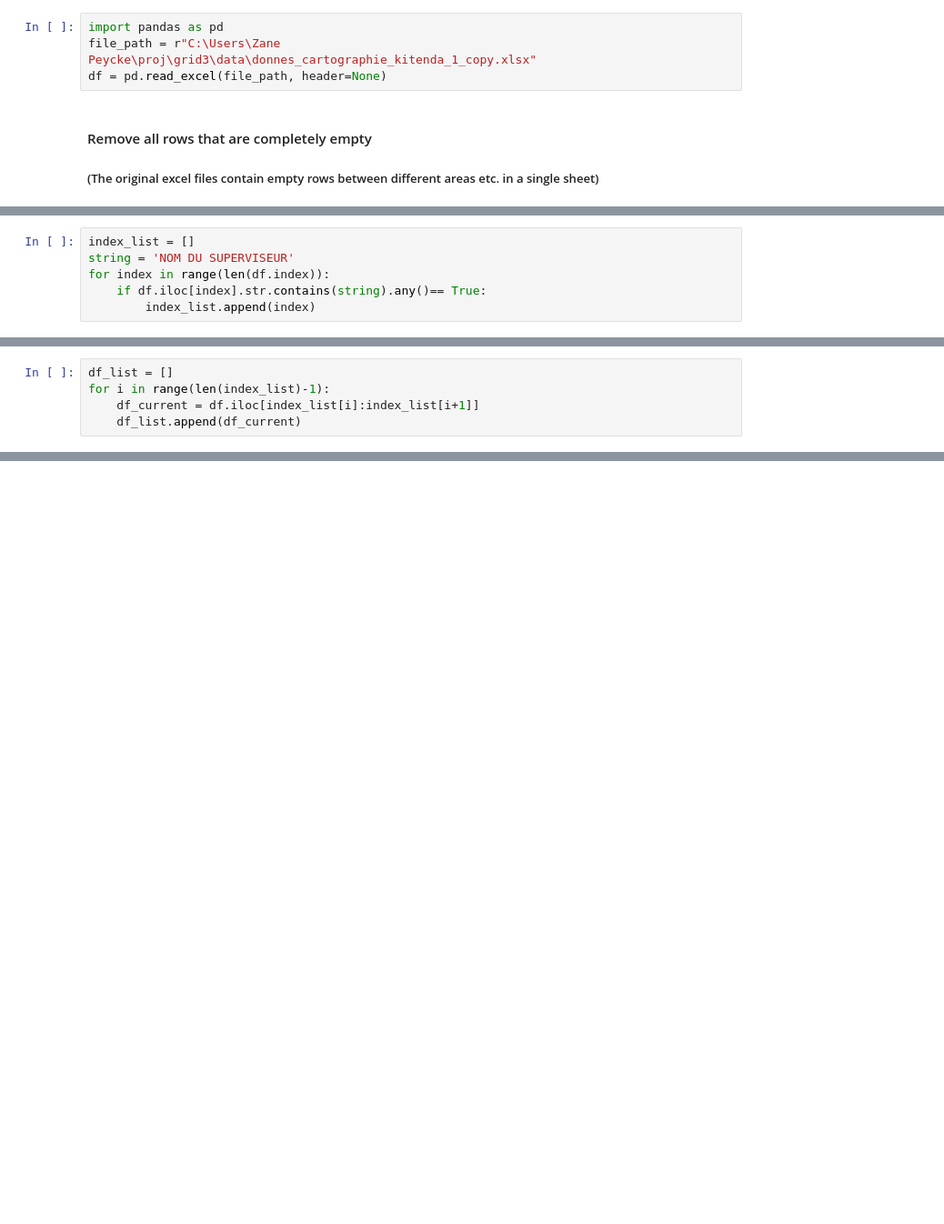
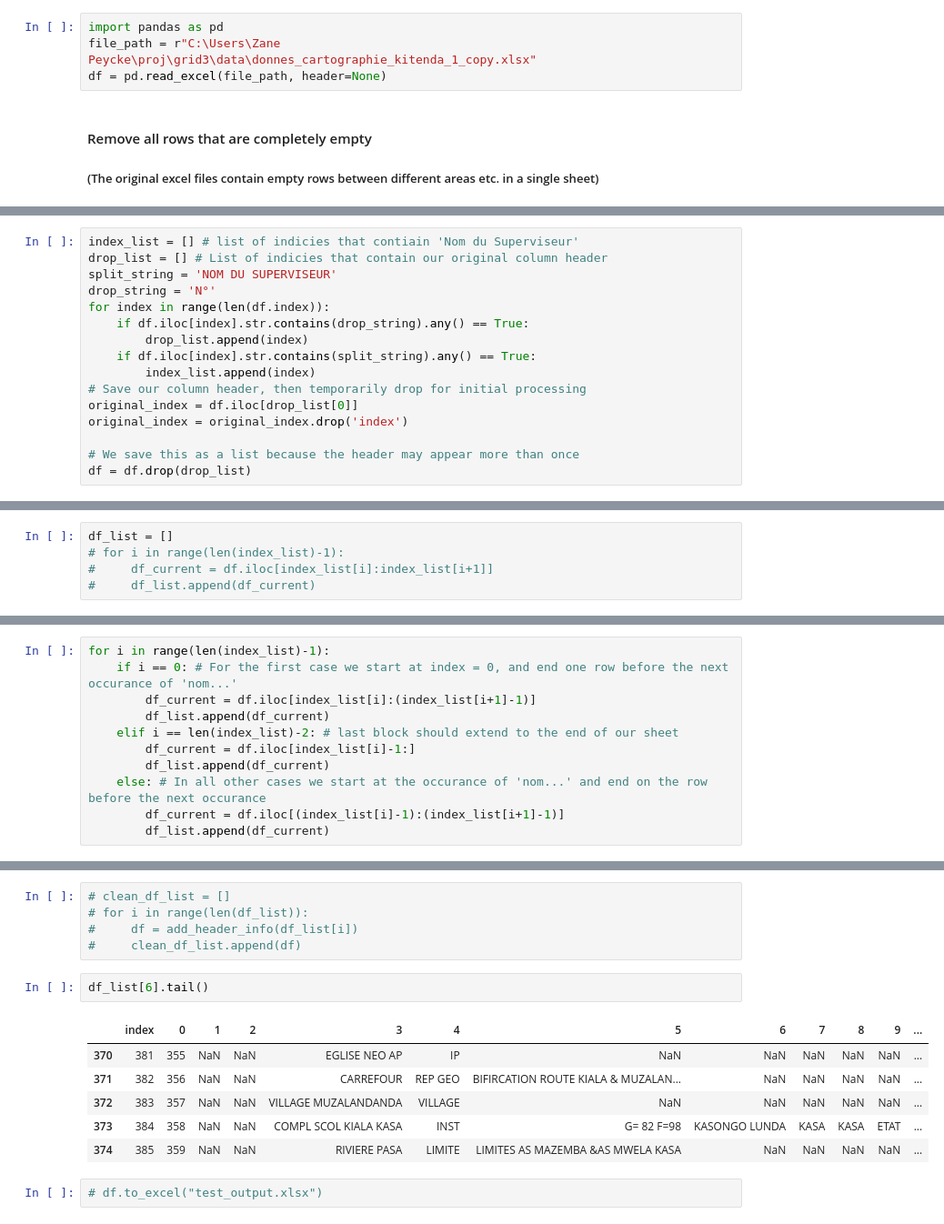
Before and after one commit to ZanePeycke/DSNIS, a Jupyter notebook: processing_example.ipynb, the cells around one changed output, grey strips where cells are left out. Shown: that part at 91% size. Drawn from its saved outputs; the diff is of its cells as text; blank space fills up the shorter version.

Commit message:
updated processing

```diff
--- a/processing_example.ipynb
+++ b/processing_example.ipynb
@@ -19,6 +18,0 @@ df.reset_index(inplace=True)
-# %%
-index_list = []
-string = 'NOM DU SUPERVISEUR'
-for index in range(len(df.index)):
-    if df.iloc[index].str.contains(string).any()== True:
-        index_list.append(index)
@@ -24,0 +39,16 @@ for index in range(len(df.index)):
+# %%
+index_list = [] # list of indicies that contiain 'Nom du Superviseur'
+drop_list = [] # List of indicies that contain our original column header
+split_string = 'NOM DU SUPERVISEUR'
+drop_string = 'N°'
+for index in range(len(df.index)):
+    if df.iloc[index].str.contains(drop_string).any() == True:
+        drop_list.append(index)
+    if df.iloc[index].str.contains(split_string).any() == True:
+        index_list.append(index)
+# Save our column header, then temporarily drop for initial processing
+original_index = df.iloc[drop_list[0]]
+original_index = original_index.drop('index')
+
+# We save this as a list because the header may appear more than once
+df = df.drop(drop_list)
@@ -25,5 +58,5 @@ for index in range(len(df.index)):
 # %%
 df_list = []
-for i in range(len(index_list)-1):
-    df_current = df.iloc[index_list[i]:index_list[i+1]]
-    df_list.append(df_current)
+# for i in range(len(index_list)-1):
+#     df_current = df.iloc[index_list[i]:index_list[i+1]]
+#     df_list.append(df_current)
@@ -29,0 +67,11 @@ for i in range(len(index_list)-1):
+# %%
+for i in range(len(index_list)-1):
+    if i == 0: # For the first case we start at index = 0, and end one row before the next occurance of 'nom...'
+        df_current = df.iloc[index_list[i]:(index_list[i+1]-1)]
+        df_list.append(df_current)
+    elif i == len(index_list)-2: # last block should extend to the end of our sheet
+        df_current = df.iloc[index_list[i]-1:]
+        df_list.append(df_current)
+    else: # In all other cases we start at the occurance of 'nom...' and end on the row before the next occurance
+        df_current = df.iloc[(index_list[i]-1):(index_list[i+1]-1)]
+        df_list.append(df_current)
@@ -29,0 +161,16 @@ for i in range(len(index_list)-1):
+# %%
+# clean_df_list = []
+# for i in range(len(df_list)):
+#     df = add_header_info(df_list[i])
+#     clean_df_list.append(df)
+# %%
+df_list[6].tail()
+# %% [output]
+|  | index | 0 | 1 | 2 | 3 | 4 | 5 | 6 | 7 | 8 | 9 | ... |
+| 370 | 381 | 355 | NaN | NaN | EGLISE NEO AP | IP | NaN | NaN | NaN | NaN | NaN | ... |
+| 371 | 382 | 356 | NaN | NaN | CARREFOUR | REP GEO | BIFIRCATION ROUTE KIALA & MUZALAN... | NaN | NaN | NaN | NaN | ... |
+| 372 | 383 | 357 | NaN | NaN | VILLAGE MUZALANDANDA | VILLAGE | NaN | NaN | NaN | NaN | NaN | ... |
+| 373 | 384 | 358 | NaN | NaN | COMPL SCOL KIALA KASA | INST | G= 82 F=98 | KASONGO LUNDA | KASA | KASA | ETAT | ... |
+| 374 | 385 | 359 | NaN | NaN | RIVIERE PASA | LIMITE | LIMITES AS MAZEMBA &AS MWELA KASA | NaN | NaN | NaN | NaN | ... |
+# %%
+# df.to_excel("test_output.xlsx")
```
Also changed, not shown: parts of 11 cells of this notebook.
